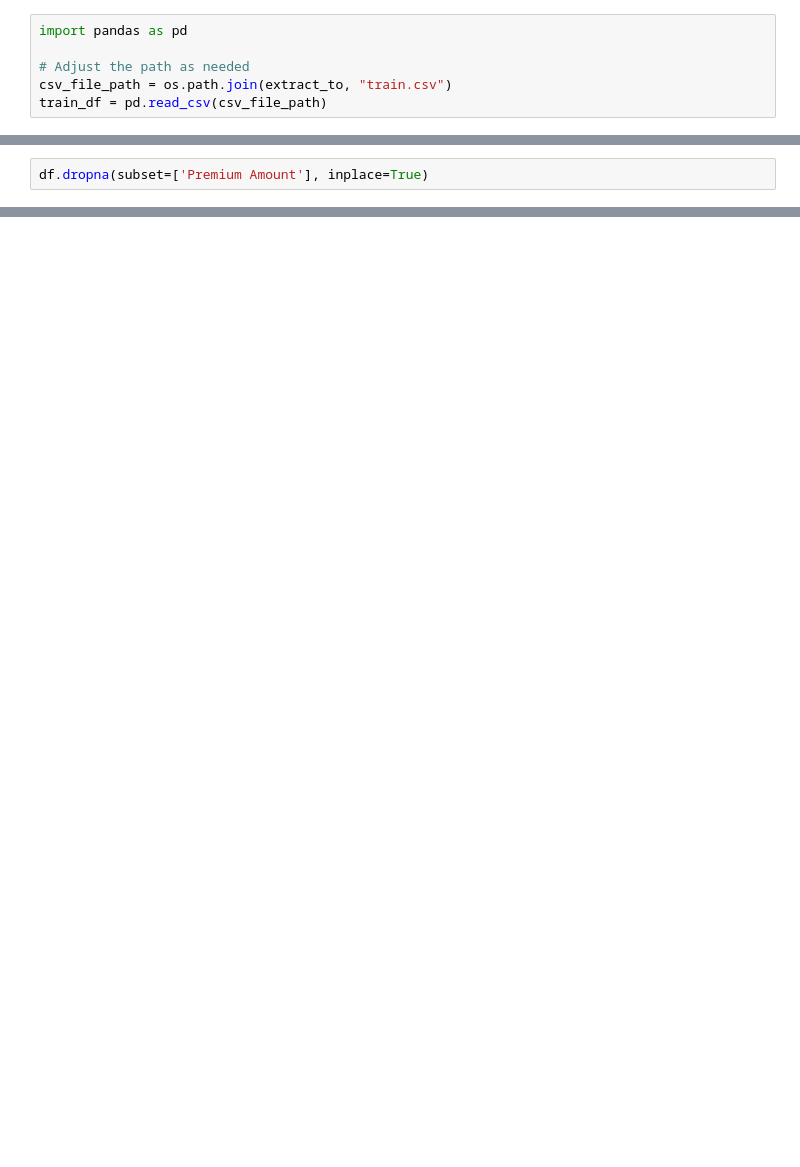
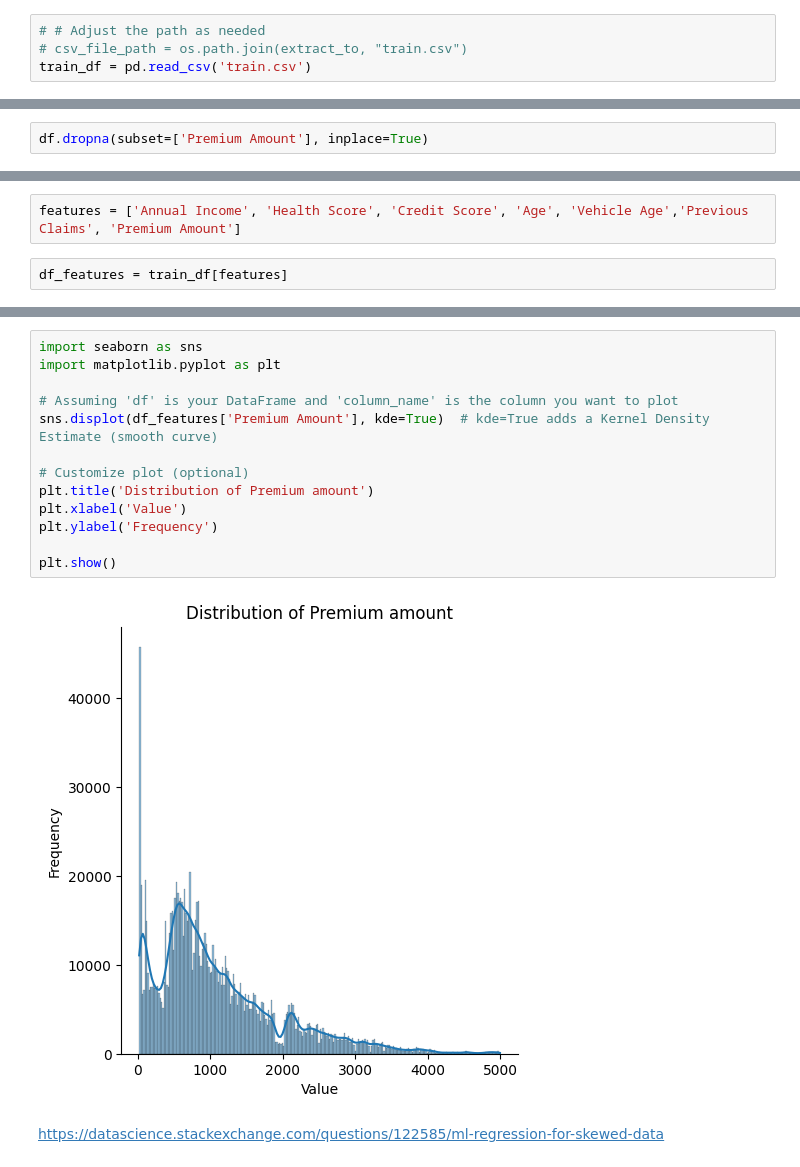
Before and after one commit to spshreya/Data_science_projects, a Jupyter notebook: Regression_Insureance_Dataset.ipynb, the cells around one changed output, grey strips where cells are left out. Drawn from its saved outputs; the diff is of its cells as text; blank space fills up the shorter version.

```diff
--- a/Regression_Insureance_Dataset.ipynb
+++ b/Regression_Insureance_Dataset.ipynb
@@ -26,6 +25,4 @@ Files extracted to: ./extracted
 # %%
-import pandas as pd
-
-# Adjust the path as needed
-csv_file_path = os.path.join(extract_to, "train.csv")
-train_df = pd.read_csv(csv_file_path)
+# # Adjust the path as needed
+# csv_file_path = os.path.join(extract_to, "train.csv")
+train_df = pd.read_csv('train.csv')
@@ -223,0 +360,4 @@ print(importance_df)
+# %%
+features = ['Annual Income', 'Health Score', 'Credit Score', 'Age', 'Vehicle Age','Previous Claims', 'Premium Amount']
+# %%
+df_features = train_df[features]
@@ -223,0 +386,17 @@ print(importance_df)
+# %%
+import seaborn as sns
+import matplotlib.pyplot as plt
+
+# Assuming 'df' is your DataFrame and 'column_name' is the column you want to plot
+sns.displot(df_features['Premium Amount'], kde=True)  # kde=True adds a Kernel Density Estimate (smooth curve)
+
+# Customize plot (optional)
+plt.title('Distribution of Premium amount')
+plt.xlabel('Value')
+plt.ylabel('Frequency')
+
+plt.show()
+# %% [output]
+[figure, added]
+# %% [markdown]
+https://datascience.stackexchange.com/questions/122585/ml-regression-for-skewed-data
```
Also changed, not shown: parts of 26 cells of this notebook.
